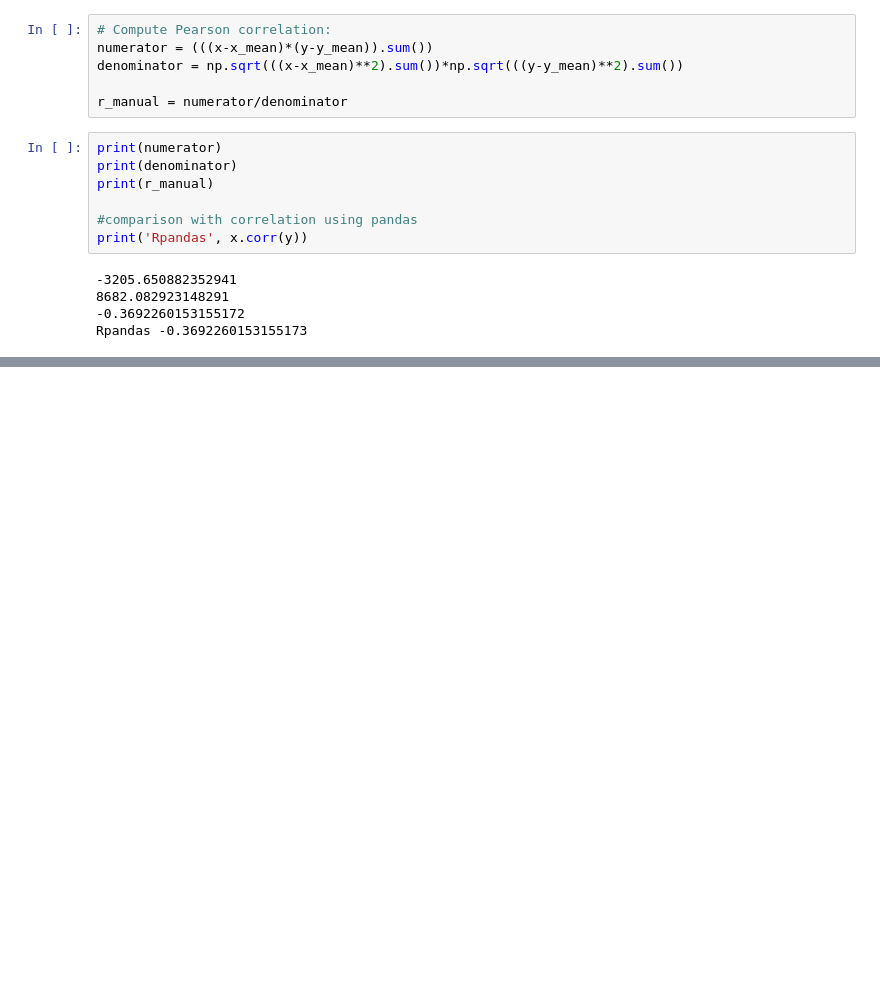
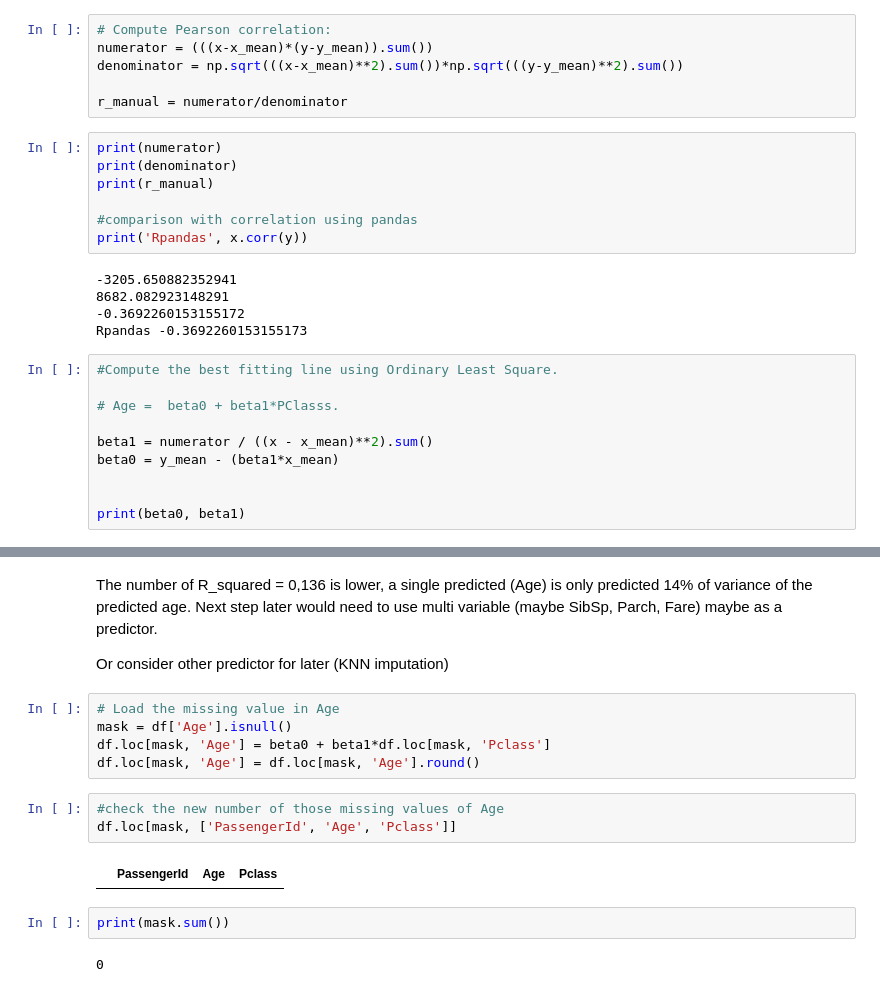
Before and after one commit to Wan-Razaq/ml-practice-log, a Jupyter notebook: problems/week-01/02-titanic-survival-classifier/solution.ipynb, the cells around one changed output, grey strips where cells are left out. Saved outputs shown, nothing was run; the diff lists cells and outputs as text; blank space fills up the shorter version.

```diff
--- a/problems/week-01/02-titanic-survival-classifier/solution.ipynb
+++ b/problems/week-01/02-titanic-survival-classifier/solution.ipynb
@@ -138,3 +138,13 @@ print('Rpandas', x.corr(y))
 8682.082923148291
 -0.3692260153155172
 Rpandas -0.3692260153155173
+# %%
+#Compute the best fitting line using Ordinary Least Square.
+
+# Age =  beta0 + beta1*PClasss.
+
+beta1 = numerator / ((x - x_mean)**2).sum()
+beta0 = y_mean - (beta1*x_mean)
+
+
+print(beta0, beta1)
@@ -140,0 +166,19 @@ Rpandas -0.3692260153155173
+# %% [markdown]
+The number of R_squared = 0,136 is lower, a single predicted (Age) is only predicted 14% of variance of the predicted age.
+Next step later would need to use multi variable (maybe SibSp, Parch, Fare) maybe as a predictor.
+
+Or consider other predictor for later (KNN imputation)
+# %%
+# Load the missing value in Age
+mask = df['Age'].isnull()
+df.loc[mask, 'Age'] = beta0 + beta1*df.loc[mask, 'Pclass']
+df.loc[mask, 'Age'] = df.loc[mask, 'Age'].round()
+# %%
+#check the new number of those missing values of Age
+df.loc[mask, ['PassengerId', 'Age', 'Pclass']]
+# %% [output]
+|  | PassengerId | Age | Pclass |
+# %%
+print(mask.sum())
+# %% [output]
+0
```
Also changed, not shown: parts of 2 cells of this notebook.
